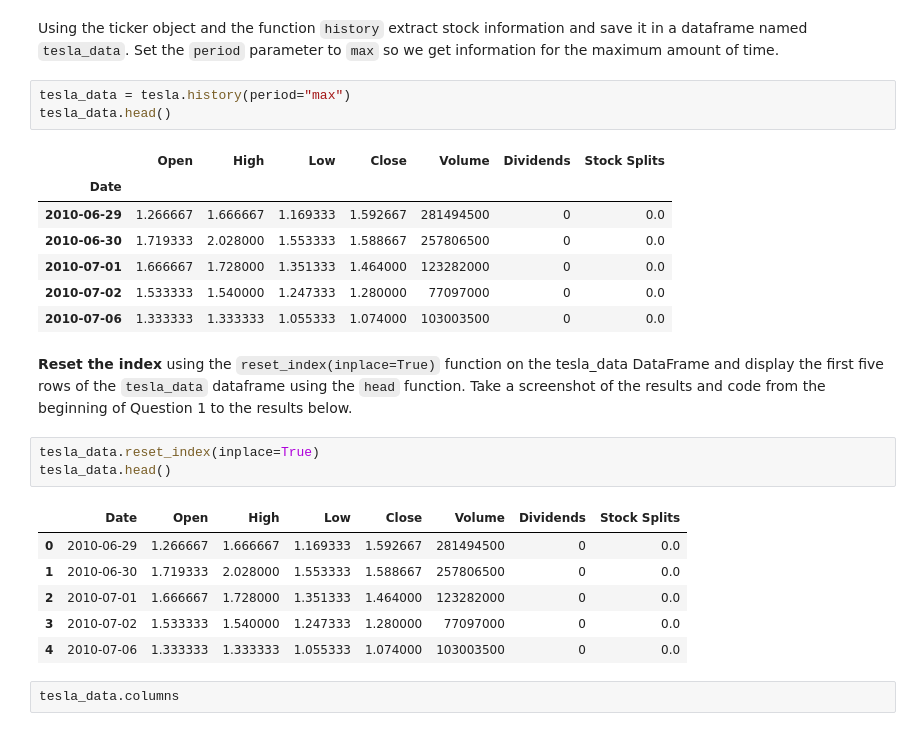
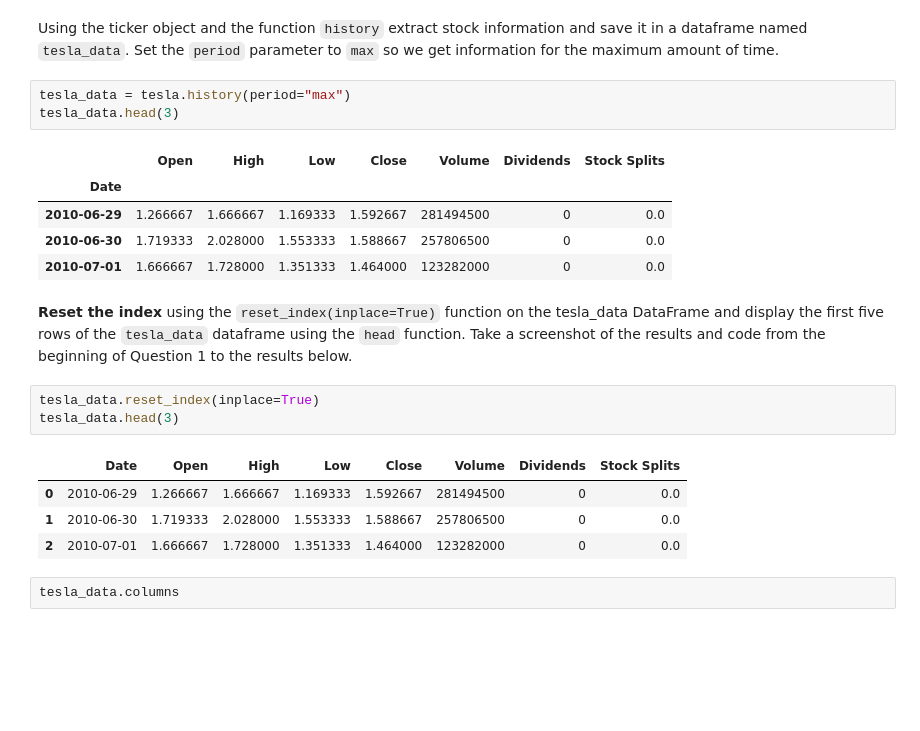
Before and after one commit to kingfia198/Analayzing-stock-revenue-and-making-a-dashboard, a Jupyter notebook: Final Assignment1.ipynb, the cells around one changed output. Saved outputs shown, nothing was run; the diff lists cells and outputs as text; blank space fills up the shorter version.

```diff
--- a/Final Assignment1.ipynb
+++ b/Final Assignment1.ipynb
@@ -85,27 +85,23 @@ tesla = yf.Ticker("TSLA")
 Using the ticker object and the function `history` extract stock information and save it in a dataframe named `tesla_data`. Set the `period` parameter to `max` so we get information for the maximum amount of time.
 # %%
 tesla_data = tesla.history(period="max")
-tesla_data.head()
+tesla_data.head(3)
 # %% [output]
 |  | Open | High | Low | Close | Volume | Dividends | Stock Splits |
 | Date |  |  |  |  |  |  |  |
 | 2010-06-29 | 1.266667 | 1.666667 | 1.169333 | 1.592667 | 281494500 | 0 | 0.0 |
 | 2010-06-30 | 1.719333 | 2.028000 | 1.553333 | 1.588667 | 257806500 | 0 | 0.0 |
 | 2010-07-01 | 1.666667 | 1.728000 | 1.351333 | 1.464000 | 123282000 | 0 | 0.0 |
-| 2010-07-02 | 1.533333 | 1.540000 | 1.247333 | 1.280000 | 77097000 | 0 | 0.0 |
-| 2010-07-06 | 1.333333 | 1.333333 | 1.055333 | 1.074000 | 103003500 | 0 | 0.0 |
 # %% [markdown]
 **Reset the index** using the `reset_index(inplace=True)` function on the tesla_data DataFrame and display the first five rows of the `tesla_data` dataframe using the `head` function. Take a screenshot of the results and code from the beginning of Question 1 to the results below.
 # %%
 tesla_data.reset_index(inplace=True)
-tesla_data.head()
+tesla_data.head(3)
 # %% [output]
 |  | Date | Open | High | Low | Close | Volume | Dividends | Stock Splits |
 | 0 | 2010-06-29 | 1.266667 | 1.666667 | 1.169333 | 1.592667 | 281494500 | 0 | 0.0 |
 | 1 | 2010-06-30 | 1.719333 | 2.028000 | 1.553333 | 1.588667 | 257806500 | 0 | 0.0 |
 | 2 | 2010-07-01 | 1.666667 | 1.728000 | 1.351333 | 1.464000 | 123282000 | 0 | 0.0 |
-| 3 | 2010-07-02 | 1.533333 | 1.540000 | 1.247333 | 1.280000 | 77097000 | 0 | 0.0 |
-| 4 | 2010-07-06 | 1.333333 | 1.333333 | 1.055333 | 1.074000 | 103003500 | 0 | 0.0 |
 # %%
 tesla_data.columns
 # %% [output]
```
Also changed, not shown: parts of 6 cells of this notebook.
